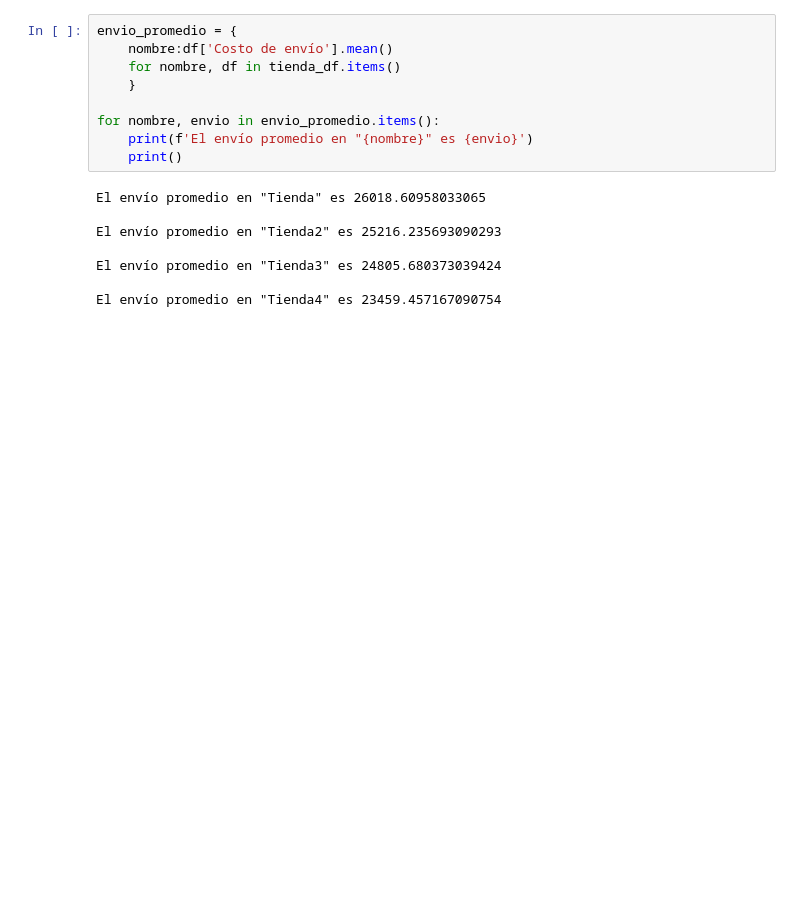
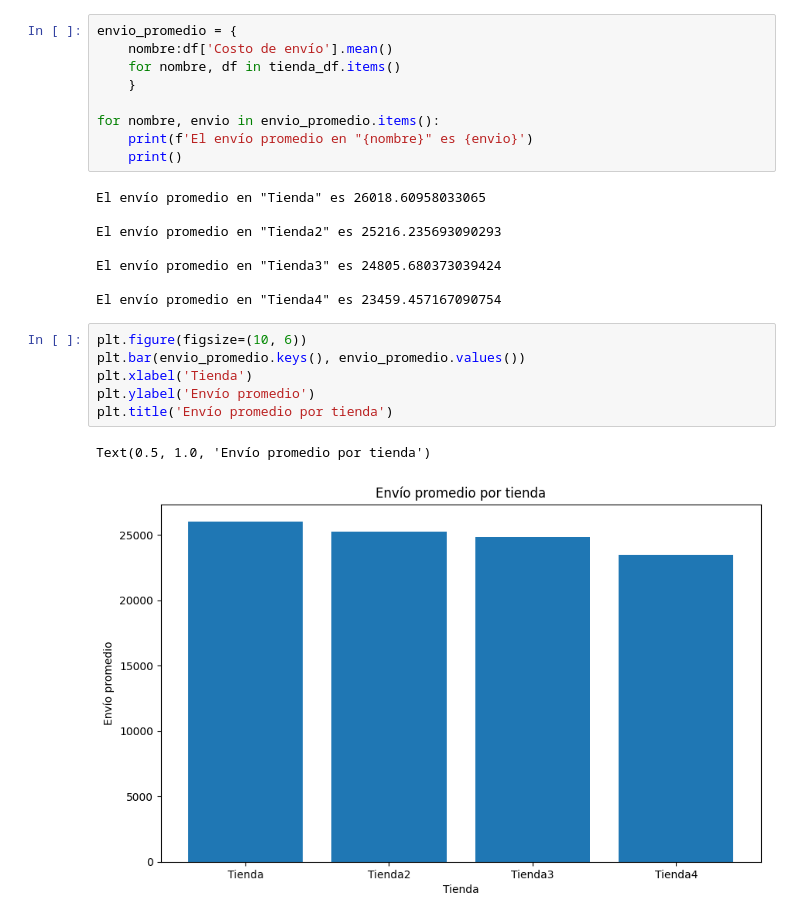
Before and after one commit to sallylpez/Desafio_Alura_Data_science, a Jupyter notebook: AluraStoreLatam.ipynb, the cells around one changed output. Saved outputs shown, nothing was run; the diff lists cells and outputs as text; blank space fills up the shorter version.

```diff
--- a/AluraStoreLatam.ipynb
+++ b/AluraStoreLatam.ipynb
@@ -256,3 +256,12 @@ El envío promedio en "Tienda2" es 25216.235693090293
 El envío promedio en "Tienda3" es 24805.680373039424
 
 El envío promedio en "Tienda4" es 23459.457167090754
+# %%
+plt.figure(figsize=(10, 6))
+plt.bar(envio_promedio.keys(), envio_promedio.values())
+plt.xlabel('Tienda')
+plt.ylabel('Envío promedio')
+plt.title('Envío promedio por tienda')
+# %% [output]
+Text(0.5, 1.0, 'Envío promedio por tienda')
+[figure, added]
```
